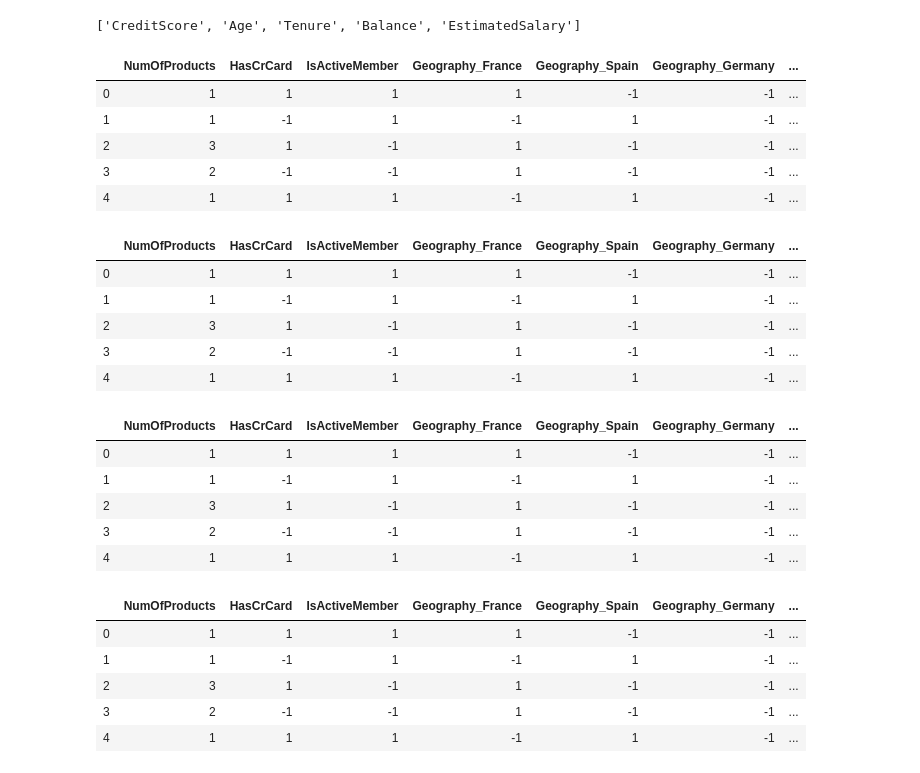
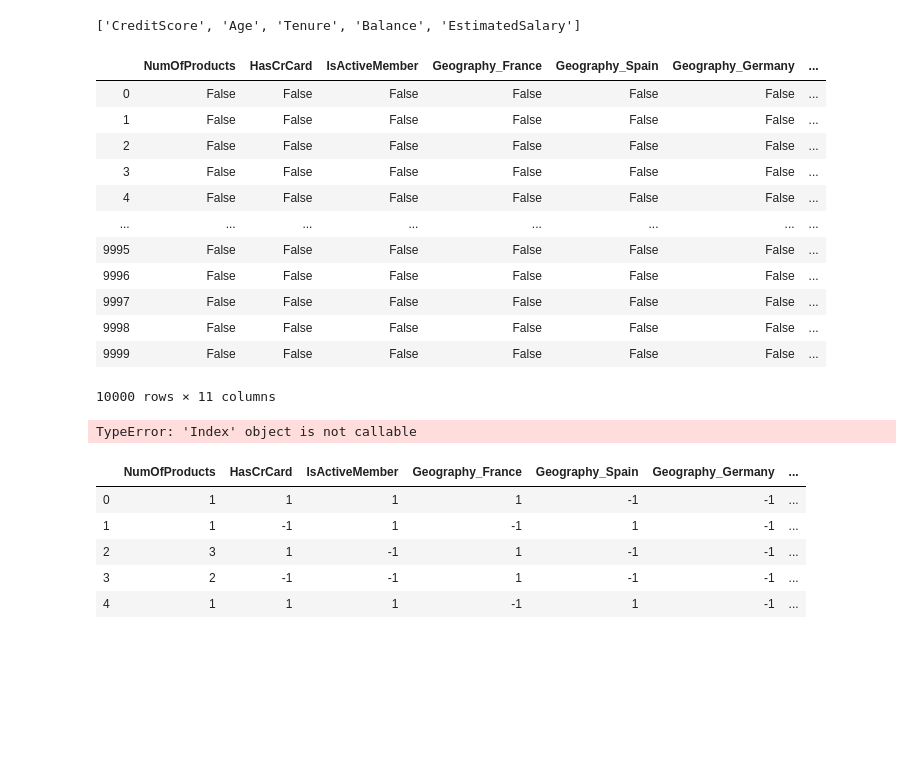
Before and after one commit to mohammedmisbahuddin/Bank_Churn_Prediction, a Jupyter notebook: Misbah_jupiter.ipynb, the cells around one changed output. Saved outputs shown, nothing was run; the diff lists cells and outputs as text; code cells hidden in the pictures; blank space fills up the shorter version.

```diff
--- a/Misbah_jupiter.ipynb
+++ b/Misbah_jupiter.ipynb
@@ -127,56 +133,49 @@ def divide_and_add_col(col1,col2,df_temp):
     df_temp[col1+"/"+col2] = df_temp[col1]/df_temp[col2]
     return df_temp
 
-divide_and_add_col.counter=0
+#divide_and_add_col.counter=0
 #Balance/EstimatedSalary
 df_X = divide_and_add_col('Balance','EstimatedSalary',df_X)
 
 
 #Age/Tenure
-df_X = divide_and_add_col('Age','Tenure',df_X)
+df_X = divide_and_add_col('Tenure','Age',df_X)
 
 
 #CreditedScore/Tenure
-df_X = divide_and_add_col('CreditScore','Tenure',df_X)
+df_X = divide_and_add_col('Tenure','CreditScore',df_X)
 
 
 #EstimatedSalary/NumOFProducts
 #df_X = divide_and_add_col(continues_col[5],continues_col[4],df_X)
 df_X = df_X.drop(continues_col,axis=1)
-# %% [output]
-|  | NumOfProducts | HasCrCard | IsActiveMember | Geography_France | Geography_Spain | Geography_Germany | ... |
-| 0 | 1 | 1 | 1 | 1 | -1 | -1 | ... |
-| 1 | 1 | -1 | 1 | -1 | 1 | -1 | ... |
-| 2 | 3 | 1 | -1 | 1 | -1 | -1 | ... |
-| 3 | 2 | -1 | -1 | 1 | -1 | -1 | ... |
-| 4 | 1 | 1 | 1 | -1 | 1 | -1 | ... |
-# %%
-df_X.head()
-# %% [output]
-|  | NumOfProducts | HasCrCard | IsActiveMember | Geography_France | Geography_Spain | Geography_Germany | ... |
-| 0 | 1 | 1 | 1 | 1 | -1 | -1 | ... |
-| 1 | 1 | -1 | 1 | -1 | 1 | -1 | ... |
-| 2 | 3 | 1 | -1 | 1 | -1 | -1 | ... |
-| 3 | 2 | -1 | -1 | 1 | -1 | -1 | ... |
-| 4 | 1 | 1 | 1 | -1 | 1 | -1 | ... |
+# %%
+df_X.isin([np.inf,-np.inf])
+# %% [output]
+|  | NumOfProducts | HasCrCard | IsActiveMember | Geography_France | Geography_Spain | Geography_Germany | ... |
+| 0 | False | False | False | False | False | False | ... |
+| 1 | False | False | False | False | False | False | ... |
+| 2 | False | False | False | False | False | False | ... |
+| 3 | False | False | False | False | False | False | ... |
+| 4 | False | False | False | False | False | False | ... |
+| ... | ... | ... | ... | ... | ... | ... | ... |
+| 9995 | False | False | False | False | False | False | ... |
+| 9996 | False | False | False | False | False | False | ... |
+| 9997 | False | False | False | False | False | False | ... |
+| 9998 | False | False | False | False | False | False | ... |
+| 9999 | False | False | False | False | False | False | ... |
+10000 rows × 11 columns
 # %%
 def normalization_fun(col, df_temp):
     df_temp[col] = (df_X[col]-df_X[col].min())/(df_X.loc[df_X[col] != np.inf, col].max() -df_X[col].min())
     return df_temp
 
 df_X = normalization_fun('Balance/EstimatedSalary',df_X)
-df_X = normalization_fun('Age/Tenure',df_X)
-df_X = normalization_fun('CreditScore/Tenure',df_X)
+df_X = normalization_fun('Tenure/Age',df_X)
+df_X = normalization_fun('Tenure/CreditScore',df_X)
 #df_X = normalization_fun('EstimatedSalary/NumOfProducts',df_X)
-
-df_X.head()
 # %% [output]
-|  | NumOfProducts | HasCrCard | IsActiveMember | Geography_France | Geography_Spain | Geography_Germany | ... |
-| 0 | 1 | 1 | 1 | 1 | -1 | -1 | ... |
-| 1 | 1 | -1 | 1 | -1 | 1 | -1 | ... |
-| 2 | 3 | 1 | -1 | 1 | -1 | -1 | ... |
-| 3 | 2 | -1 | -1 | 1 | -1 | -1 | ... |
-| 4 | 1 | 1 | 1 | -1 | 1 | -1 | ... |
+TypeError: 'Index' object is not callable
 # %%
 df_X.head()
 # %% [output]
```
Also changed, not shown: parts of 7 cells of this notebook.
